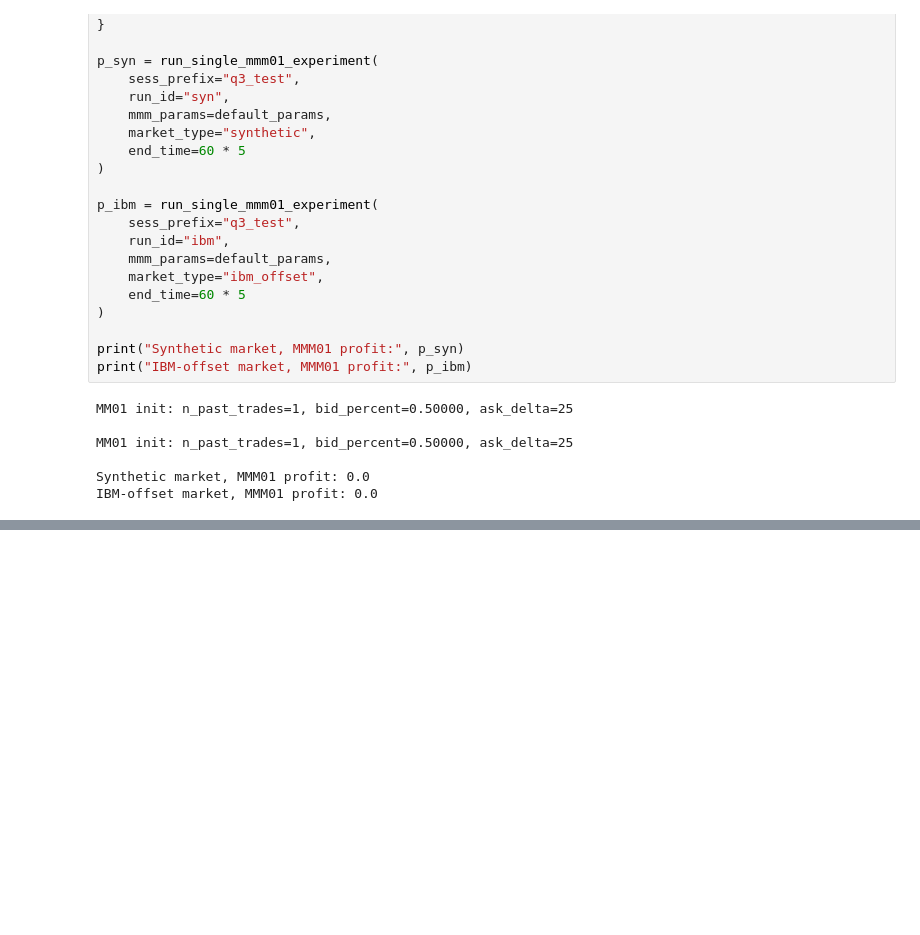
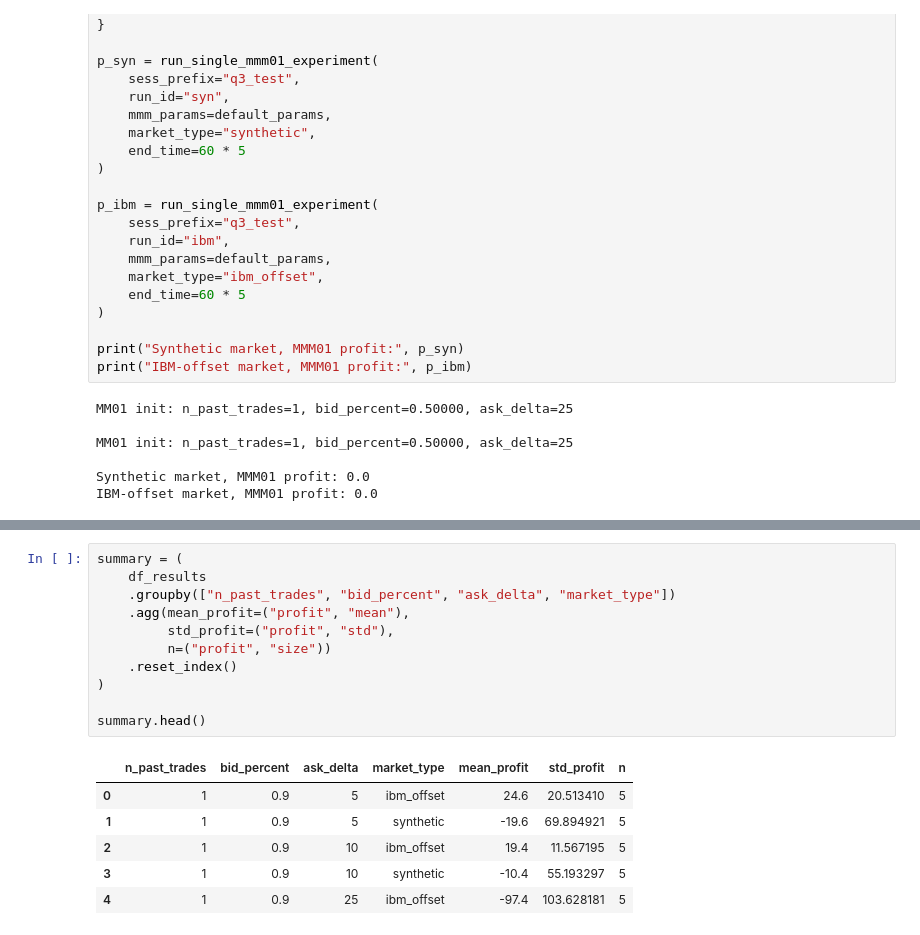
Before and after one commit to jianghz5318-source/INFT_coursework, a Jupyter notebook: qu3.ipynb, the cells around one changed output, grey strips where cells are left out. Drawn from its saved outputs; the diff is of its cells as text; blank space fills up the shorter version.

```diff
--- a/qu3.ipynb
+++ b/qu3.ipynb
@@ -351,0 +361,18 @@ MM01 init: n_past_trades=10, bid_percent=0.80000, ask_delta=50
+# %%
+summary = (
+    df_results
+    .groupby(["n_past_trades", "bid_percent", "ask_delta", "market_type"])
+    .agg(mean_profit=("profit", "mean"),
+         std_profit=("profit", "std"),
+         n=("profit", "size"))
+    .reset_index()
+)
+
+summary.head()
+# %% [output]
+|  | n_past_trades | bid_percent | ask_delta | market_type | mean_profit | std_profit | n |
+| 0 | 1 | 0.9 | 5 | ibm_offset | 24.6 | 20.513410 | 5 |
+| 1 | 1 | 0.9 | 5 | synthetic | -19.6 | 69.894921 | 5 |
+| 2 | 1 | 0.9 | 10 | ibm_offset | 19.4 | 11.567195 | 5 |
+| 3 | 1 | 0.9 | 10 | synthetic | -10.4 | 55.193297 | 5 |
+| 4 | 1 | 0.9 | 25 | ibm_offset | -97.4 | 103.628181 | 5 |
```
Also changed, not shown: parts of 4 cells of this notebook.
